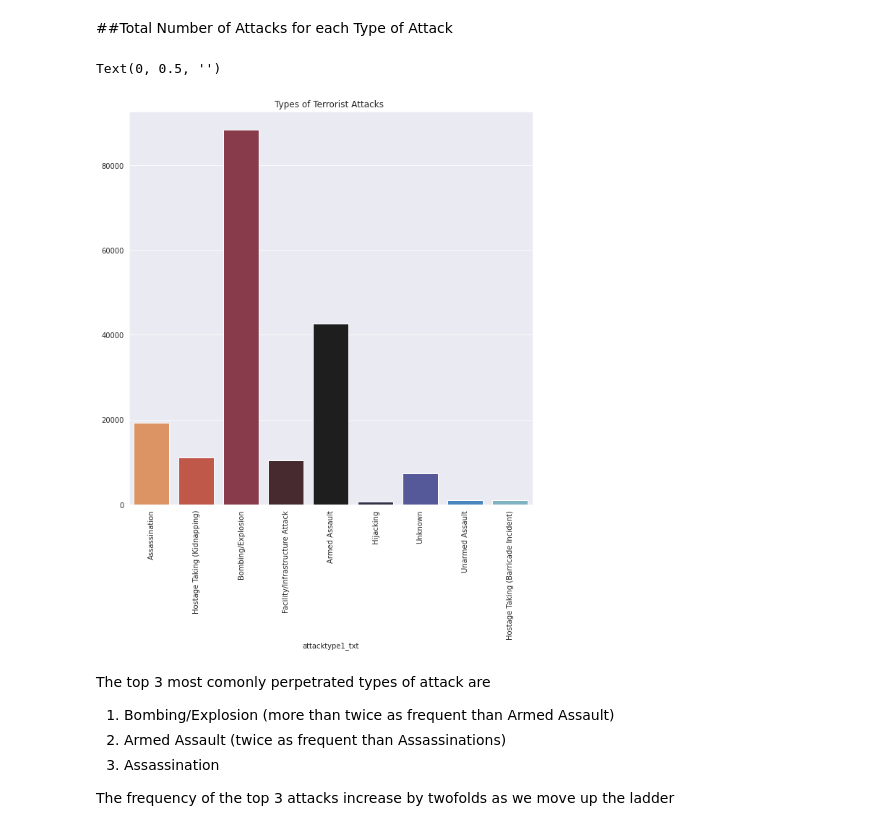
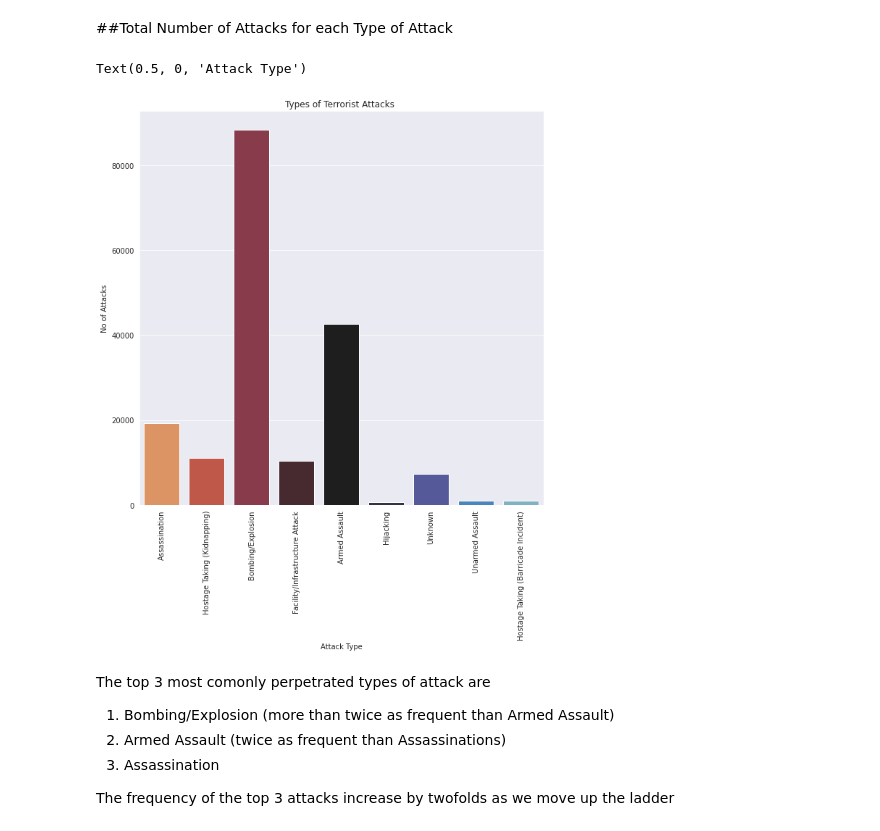
Before and after one commit to mahin-arvind/GTD-EDA, a Jupyter notebook: Copy_of_Global_Terrorism_Analysis_Capstone_Project.ipynb, the cells around one changed output. Drawn from its saved outputs; the diff is of its cells as text; code cells hidden in the pictures.

```diff
--- a/Copy_of_Global_Terrorism_Analysis_Capstone_Project.ipynb
+++ b/Copy_of_Global_Terrorism_Analysis_Capstone_Project.ipynb
@@ -344,12 +353,13 @@ The decades from 1980 to 2000 sees
 # %%
 plt.rcParams['figure.figsize'] = (10,10)
 sns.barplot(x = 'attacktype1_txt', y = 'eventid', data= gta_df, estimator= np.count_nonzero, palette = 'icefire_r')
 plt.xticks(rotation = 90)
 plt.title("Types of Terrorist Attacks ")
-plt.ylabel("")
+plt.ylabel("No of Attacks")
+plt.xlabel("Attack Type")
 # %% [output]
-Text(0, 0.5, '')
+Text(0.5, 0, 'Attack Type')
-[figure, old version]
+[figure, new version]
 # %% [markdown]
 The top 3 most comonly perpetrated types of attack are
 
```
Also changed, not shown: parts of 6 cells of this notebook.
